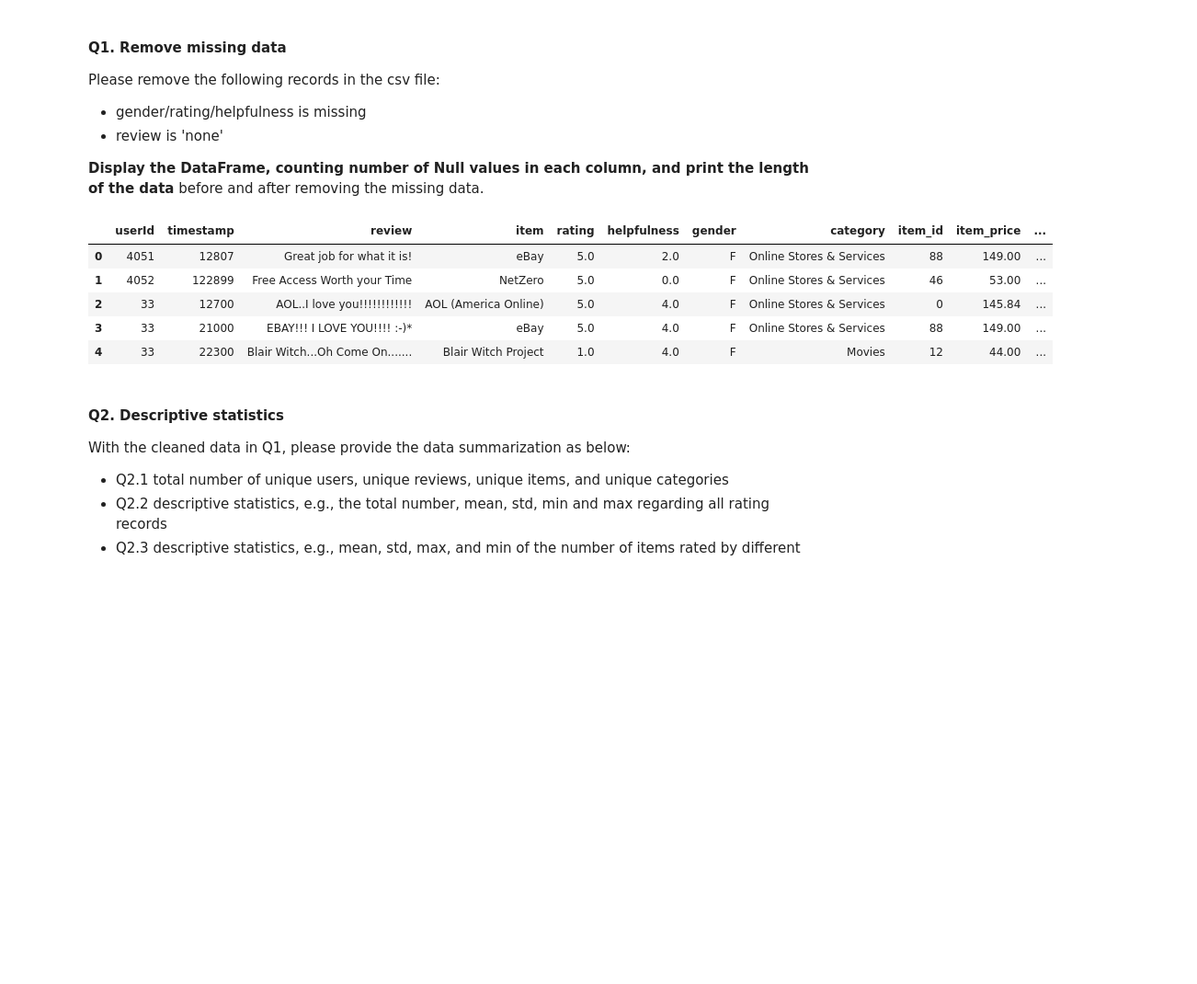
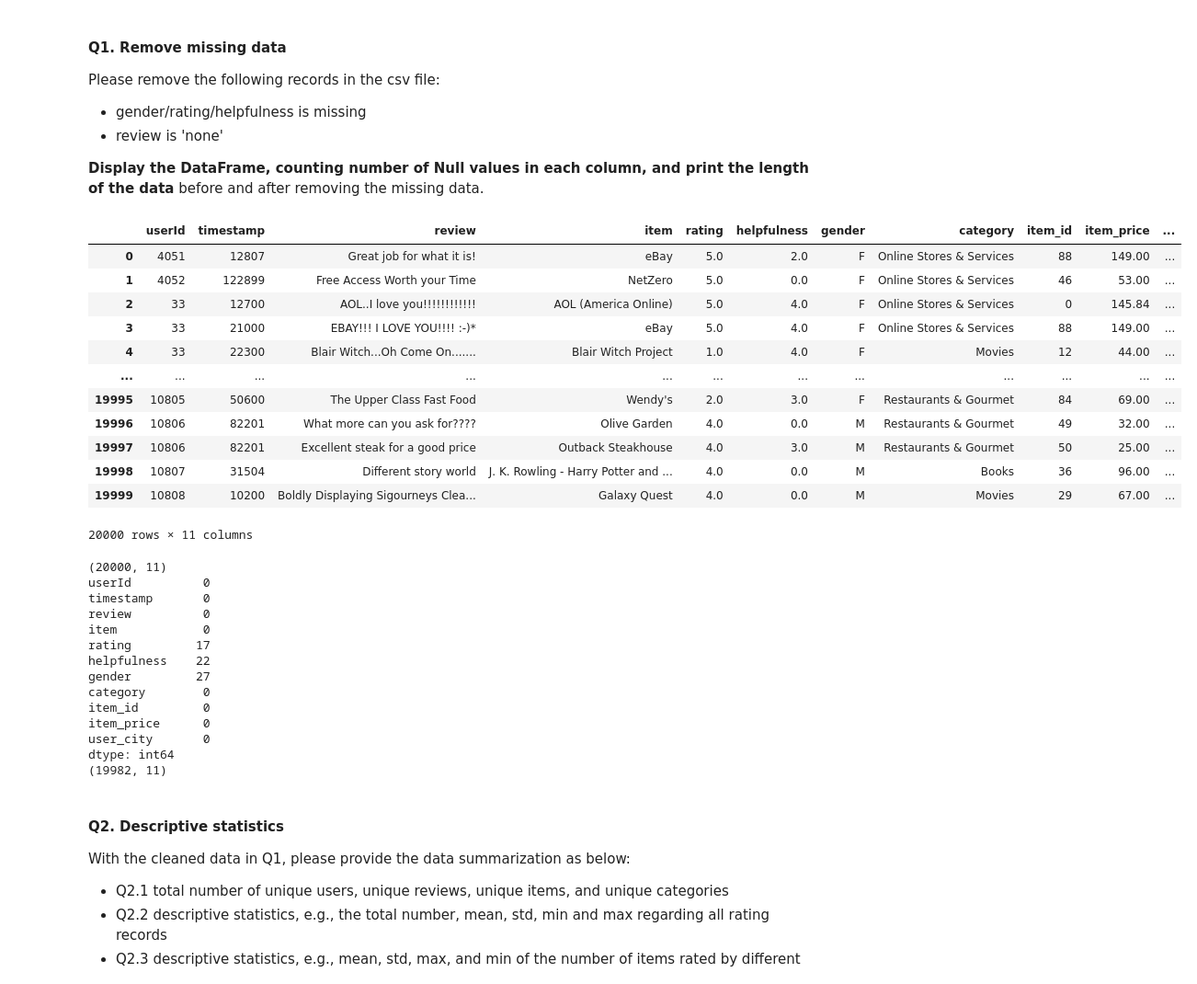
Before and after one commit to esthermeiwern/Portfolio-Part-1, a Jupyter notebook: Portfolio_1_questions.ipynb, the cells around one changed output. Shown at 92% size. Cells and saved outputs as stored; diff of their text form; code cells hidden in the pictures; blank space fills up the shorter version.

```diff
--- a/Portfolio_1_questions.ipynb
+++ b/Portfolio_1_questions.ipynb
@@ -45,21 +45,49 @@ __Display the DataFrame, counting number of Null values in each column, and prin
 # %%
 # your code and solutions
 import pandas as pd
 import numpy as np
 import matplotlib.pyplot as plt
 %matplotlib inline
-columns = ['userId', 'timestamp', 'review', 'item', 'rating', 'helpfulness', 'gender', 'category', 'item_id' , 'item_price','user_city']
-rate = pd.read_csv('/Users/esther/Documents/GitHub/Portfolio-part-1/E-commerce_Dataset.csv', header=0, names=data)
-rate = rate.dropna(subset=['gender', 'rating', 'helpfulness'], how='all')
-rate = rate[rate['review'] != 'none']
-rate.head()
+
+rate = pd.read_csv('/Users/esther/Documents/GitHub/Portfolio-part-1/E-commerce_Dataset.csv')
+display(rate)
+print(rate.shape)
+
+rate_missing= rate.isnull().sum()
+print(rate_missing)
+
+rate_clean= rate.dropna(subset=['gender', 'rating', 'helpfulness'], how='all')
+rate_clean1 = rate_clean.drop(rate_clean.index[rate_clean["review"] == "none"])
+
+print(rate_clean1.shape)
 # %% [output]
 |  | userId | timestamp | review | item | rating | helpfulness | gender | category | item_id | item_price | ... |
 | 0 | 4051 | 12807 | Great job for what it is! | eBay | 5.0 | 2.0 | F | Online Stores & Services | 88 | 149.00 | ... |
 | 1 | 4052 | 122899 | Free Access Worth your Time | NetZero | 5.0 | 0.0 | F | Online Stores & Services | 46 | 53.00 | ... |
 | 2 | 33 | 12700 | AOL..I love you!!!!!!!!!!!! | AOL (America Online) | 5.0 | 4.0 | F | Online Stores & Services | 0 | 145.84 | ... |
 | 3 | 33 | 21000 | EBAY!!! I LOVE YOU!!!! :-)* | eBay | 5.0 | 4.0 | F | Online Stores & Services | 88 | 149.00 | ... |
 | 4 | 33 | 22300 | Blair Witch...Oh Come On....... | Blair Witch Project | 1.0 | 4.0 | F | Movies | 12 | 44.00 | ... |
+| ... | ... | ... | ... | ... | ... | ... | ... | ... | ... | ... | ... |
+| 19995 | 10805 | 50600 | The Upper Class Fast Food | Wendy's | 2.0 | 3.0 | F | Restaurants & Gourmet | 84 | 69.00 | ... |
+| 19996 | 10806 | 82201 | What more can you ask for???? | Olive Garden | 4.0 | 0.0 | M | Restaurants & Gourmet | 49 | 32.00 | ... |
+| 19997 | 10806 | 82201 | Excellent steak for a good price | Outback Steakhouse | 4.0 | 3.0 | M | Restaurants & Gourmet | 50 | 25.00 | ... |
+| 19998 | 10807 | 31504 | Different story world | J. K. Rowling - Harry Potter and ... | 4.0 | 0.0 | M | Books | 36 | 96.00 | ... |
+| 19999 | 10808 | 10200 | Boldly Displaying Sigourneys Clea... | Galaxy Quest | 4.0 | 0.0 | M | Movies | 29 | 67.00 | ... |
+20000 rows × 11 columns
+(20000, 11)
+userId          0
+timestamp       0
+review          0
+item            0
+rating         17
+helpfulness    22
+gender         27
+category        0
+item_id         0
+item_price      0
+user_city       0
+dtype: int64
+(19982, 11)
 # %% [markdown]
 #### Q2. Descriptive statistics
 
```
Also changed, not shown: parts of 12 cells of this notebook.
